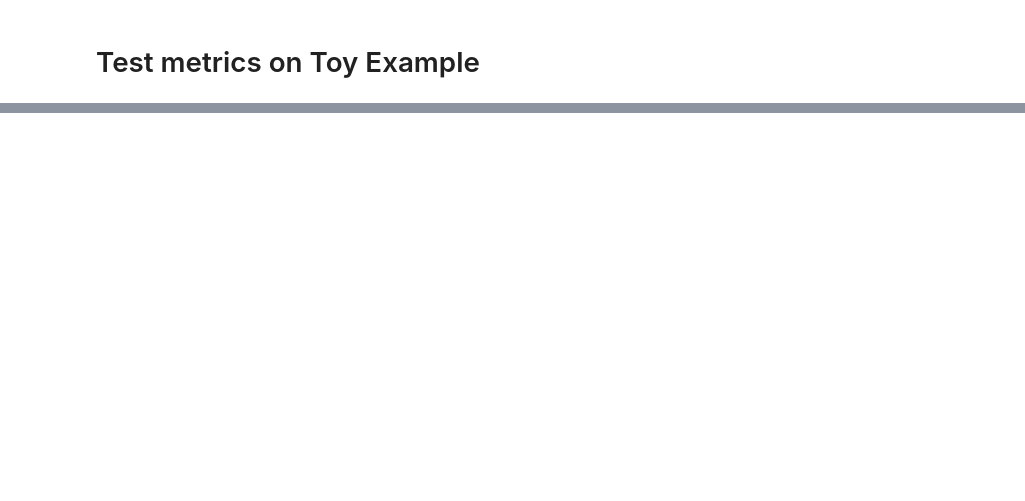
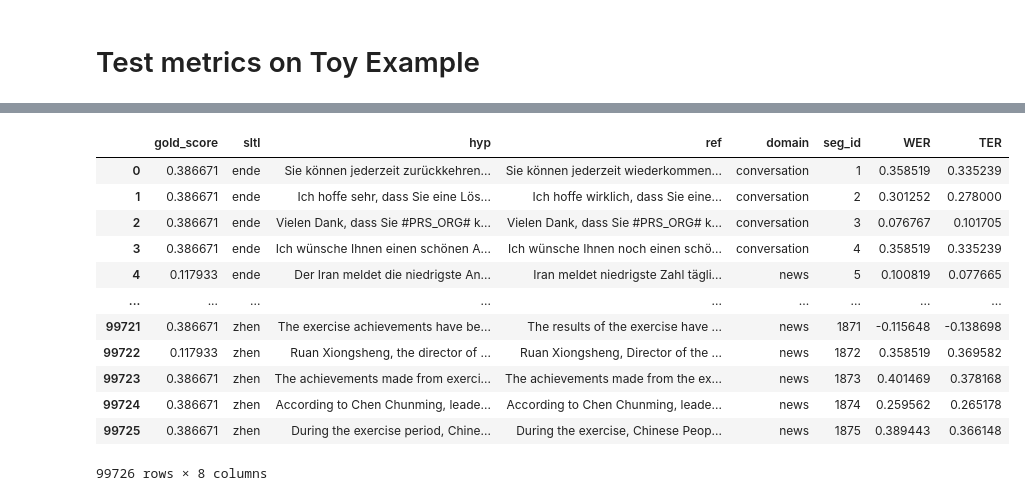
Before and after one commit to henriupton99/nlp-metrics-benchmark, a Jupyter notebook: test_metrics.ipynb, the cells around one changed output, grey strips where cells are left out. Saved outputs shown, nothing was run; the diff lists cells and outputs as text; code cells hidden in the pictures; blank space fills up the shorter version.

```diff
--- a/test_metrics.ipynb
+++ b/test_metrics.ipynb
@@ -130,0 +125,17 @@ metrics_scores
+# %%
+edit = pd.read_csv("./data/edit_based_metrics_scores.csv")
+edit
+# %% [output]
+|  | gold_score | sltl | hyp | ref | domain | seg_id | WER | TER |
+| 0 | 0.386671 | ende | Sie können jederzeit zurückkehren... | Sie können jederzeit wiederkommen... | conversation | 1 | 0.358519 | 0.335239 |
+| 1 | 0.386671 | ende | Ich hoffe sehr, dass Sie eine Lös... | Ich hoffe wirklich, dass Sie eine... | conversation | 2 | 0.301252 | 0.278000 |
+| 2 | 0.386671 | ende | Vielen Dank, dass Sie #PRS_ORG# k... | Vielen Dank, dass Sie #PRS_ORG# k... | conversation | 3 | 0.076767 | 0.101705 |
+| 3 | 0.386671 | ende | Ich wünsche Ihnen einen schönen A... | Ich wünsche Ihnen noch einen schö... | conversation | 4 | 0.358519 | 0.335239 |
+| 4 | 0.117933 | ende | Der Iran meldet die niedrigste An... | Iran meldet niedrigste Zahl tägli... | news | 5 | 0.100819 | 0.077665 |
+| ... | ... | ... | ... | ... | ... | ... | ... | ... |
+| 99721 | 0.386671 | zhen | The exercise achievements have be... | The results of the exercise have ... | news | 1871 | -0.115648 | -0.138698 |
+| 99722 | 0.117933 | zhen | Ruan Xiongsheng, the director of ... | Ruan Xiongsheng, Director of the ... | news | 1872 | 0.358519 | 0.369582 |
+| 99723 | 0.386671 | zhen | The achievements made from exerci... | The achievements made from the ex... | news | 1873 | 0.401469 | 0.378168 |
+| 99724 | 0.386671 | zhen | According to Chen Chunming, leade... | According to Chen Chunming, leade... | news | 1874 | 0.259562 | 0.265178 |
+| 99725 | 0.386671 | zhen | During the exercise period, Chine... | During the exercise, Chinese Peop... | news | 1875 | 0.389443 | 0.366148 |
+99726 rows × 8 columns
```
Also changed, not shown: parts of 18 cells of this notebook, 27 other files.
